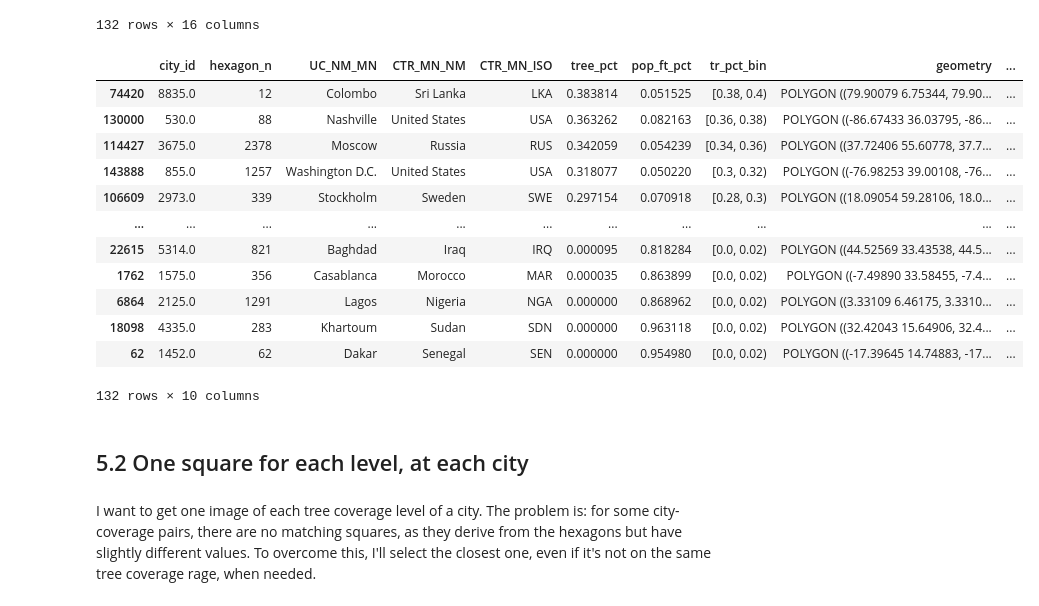
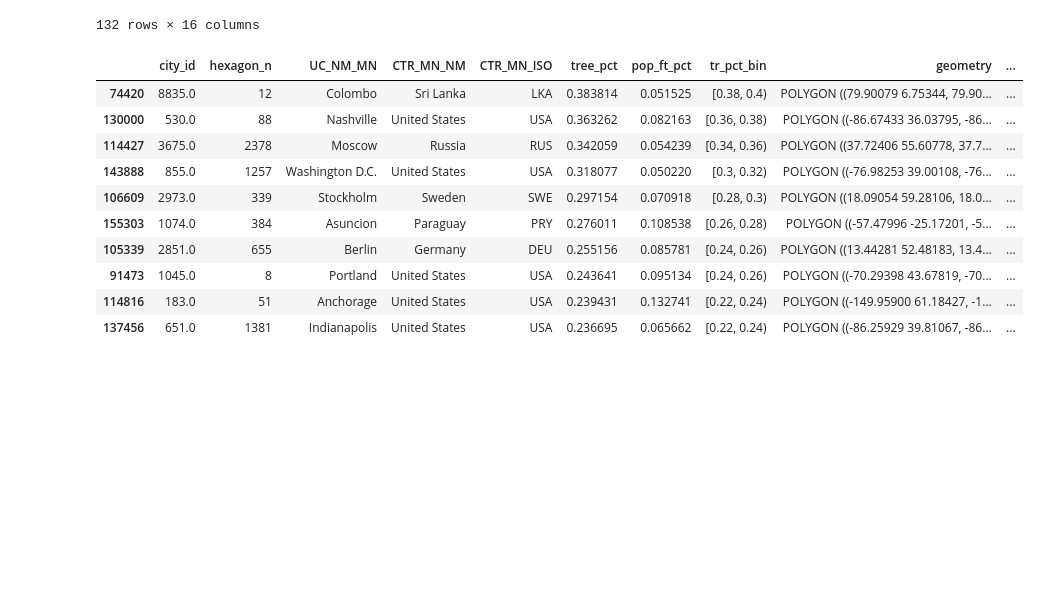
Before and after one commit to dw-data/city-tree-coverage, a Jupyter notebook: code/5. Getting representative 1sqkm squares.ipynb, the cells around one changed output. Cells and saved outputs as stored; diff of their text form; code cells hidden in the pictures; blank space fills up the shorter version.

```diff
--- a/code/5. Getting representative 1sqkm squares.ipynb
+++ b/code/5. Getting representative 1sqkm squares.ipynb
@@ -106,22 +106,16 @@ most_populated_squares['name'] = most_populated_squares.UC_NM_MN + ' (' + most_p
 most_populated_squares.to_file("../output/representative-squares-most-populated.json")
 # %%
 # A sneak peek at the results
-most_populated_squares.sort_values(by='tree_pct', ascending=False)
+most_populated_squares.sort_values(by='tree_pct', ascending=False).head(10)
 # %% [output]
 |  | city_id | hexagon_n | UC_NM_MN | CTR_MN_NM | CTR_MN_ISO | tree_pct | pop_ft_pct | tr_pct_bin | geometry | ... |
 | 74420 | 8835.0 | 12 | Colombo | Sri Lanka | LKA | 0.383814 | 0.051525 | [0.38, 0.4) | POLYGON ((79.90079 6.75344, 79.90... | ... |
 | 130000 | 530.0 | 88 | Nashville | United States | USA | 0.363262 | 0.082163 | [0.36, 0.38) | POLYGON ((-86.67433 36.03795, -86... | ... |
 | 114427 | 3675.0 | 2378 | Moscow | Russia | RUS | 0.342059 | 0.054239 | [0.34, 0.36) | POLYGON ((37.72406 55.60778, 37.7... | ... |
 | 143888 | 855.0 | 1257 | Washington D.C. | United States | USA | 0.318077 | 0.050220 | [0.3, 0.32) | POLYGON ((-76.98253 39.00108, -76... | ... |
 | 106609 | 2973.0 | 339 | Stockholm | Sweden | SWE | 0.297154 | 0.070918 | [0.28, 0.3) | POLYGON ((18.09054 59.28106, 18.0... | ... |
-| ... | ... | ... | ... | ... | ... | ... | ... | ... | ... | ... |
-| 22615 | 5314.0 | 821 | Baghdad | Iraq | IRQ | 0.000095 | 0.818284 | [0.0, 0.02) | POLYGON ((44.52569 33.43538, 44.5... | ... |
-| 1762 | 1575.0 | 356 | Casablanca | Morocco | MAR | 0.000035 | 0.863899 | [0.0, 0.02) | POLYGON ((-7.49890 33.58455, -7.4... | ... |
-| 6864 | 2125.0 | 1291 | Lagos | Nigeria | NGA | 0.000000 | 0.868962 | [0.0, 0.02) | POLYGON ((3.33109 6.46175, 3.3310... | ... |
-| 18098 | 4335.0 | 283 | Khartoum | Sudan | SDN | 0.000000 | 0.963118 | [0.0, 0.02) | POLYGON ((32.42043 15.64906, 32.4... | ... |
-| 62 | 1452.0 | 62 | Dakar | Senegal | SEN | 0.000000 | 0.954980 | [0.0, 0.02) | POLYGON ((-17.39645 14.74883, -17... | ... |
+| 155303 | 1074.0 | 384 | Asuncion | Paraguay | PRY | 0.276011 | 0.108538 | [0.26, 0.28) | POLYGON ((-57.47996 -25.17201, -5... | ... |
+| 105339 | 2851.0 | 655 | Berlin | Germany | DEU | 0.255156 | 0.085781 | [0.24, 0.26) | POLYGON ((13.44281 52.48183, 13.4... | ... |
+| 91473 | 1045.0 | 8 | Portland | United States | USA | 0.243641 | 0.095134 | [0.24, 0.26) | POLYGON ((-70.29398 43.67819, -70... | ... |
+| 114816 | 183.0 | 51 | Anchorage | United States | USA | 0.239431 | 0.132741 | [0.22, 0.24) | POLYGON ((-149.95900 61.18427, -1... | ... |
+| 137456 | 651.0 | 1381 | Indianapolis | United States | USA | 0.236695 | 0.065662 | [0.22, 0.24) | POLYGON ((-86.25929 39.81067, -86... | ... |
-132 rows × 10 columns
-# %% [markdown]
-## 5.2 One square for each level, at each city
-# %% [markdown]
-I want to get one image of each tree coverage level of a city. The problem is: for some city-coverage pairs, there are no matching squares, as they derive from the hexagons but have slightly different values. To overcome this, I'll select the closest one, even if it's not on the same tree coverage rage, when needed.
```
Also changed, not shown: parts of 20 cells of this notebook, 2 other files.
